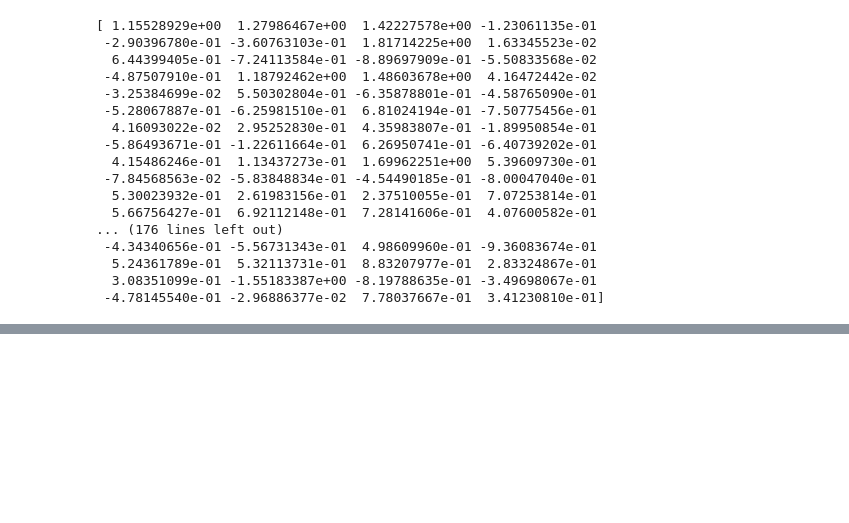
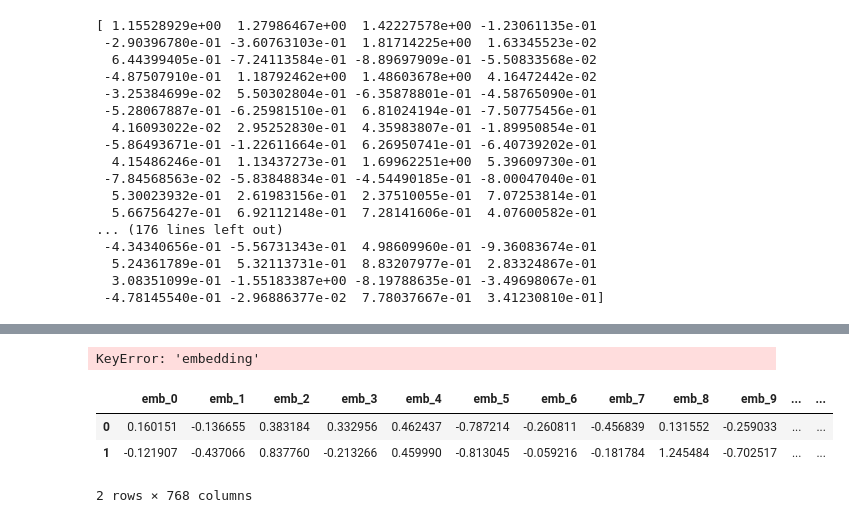
Before and after one commit to jordanhanson1/Linguistic-Linguini, a Jupyter notebook: Enconder.ipynb, the cells around one changed output, grey strips where cells are left out. Saved outputs shown, nothing was run; the diff lists cells and outputs as text; code cells hidden in the pictures; blank space fills up the shorter version.

```diff
--- a/Enconder.ipynb
+++ b/Enconder.ipynb
@@ -68,0 +86,12 @@ misses.to_csv('./misses.csv')
+# %%
+arr=[sbert_model.encode([row['text']])[0] for index,row in misses.iterrows() ]
+# %% [output]
+KeyError: 'embedding'
+# %%
+df3=pd.DataFrame(arr, columns=['emb_'+str(i) for i in range(len(arr[0]))])
+df3.head(2)
+# %% [output]
+|  | emb_0 | emb_1 | emb_2 | emb_3 | emb_4 | emb_5 | emb_6 | emb_7 | emb_8 | emb_9 | ... | ... |
+| 0 | 0.160151 | -0.136655 | 0.383184 | 0.332956 | 0.462437 | -0.787214 | -0.260811 | -0.456839 | 0.131552 | -0.259033 | ... | ... |
+| 1 | -0.121907 | -0.437066 | 0.837760 | -0.213266 | 0.459990 | -0.813045 | -0.059216 | -0.181784 | 1.245484 | -0.702517 | ... | ... |
+2 rows × 768 columns
```
Also changed, not shown: parts of 8 cells of this notebook, 2 other files.
